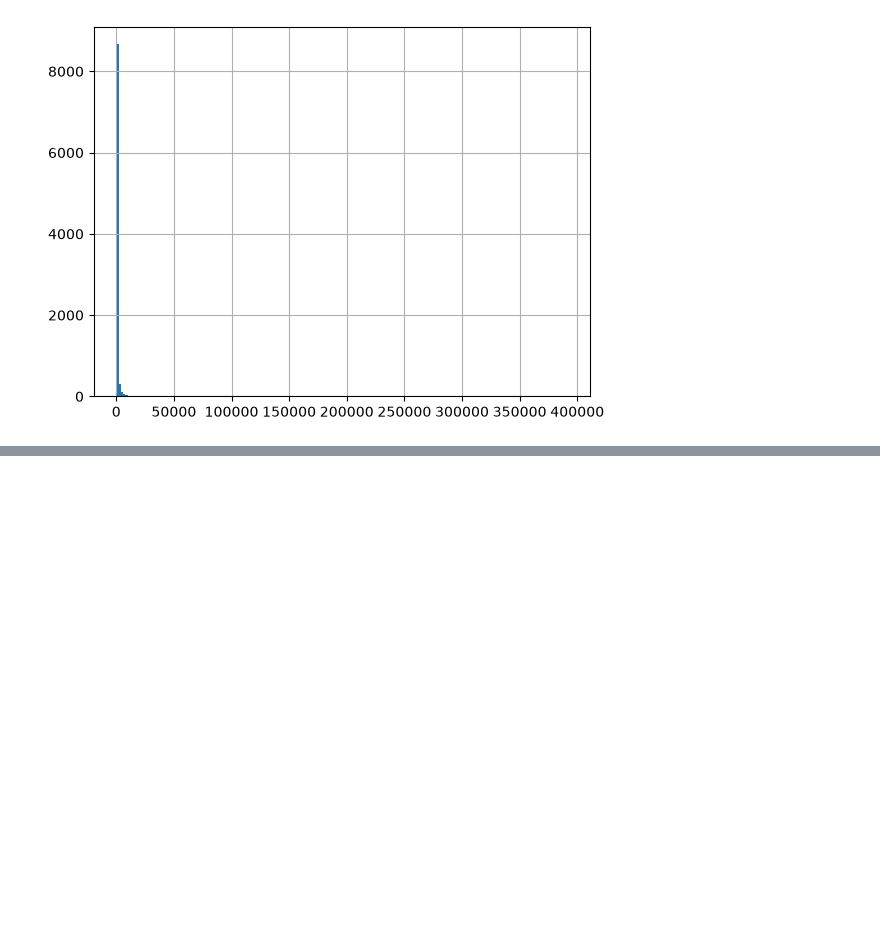
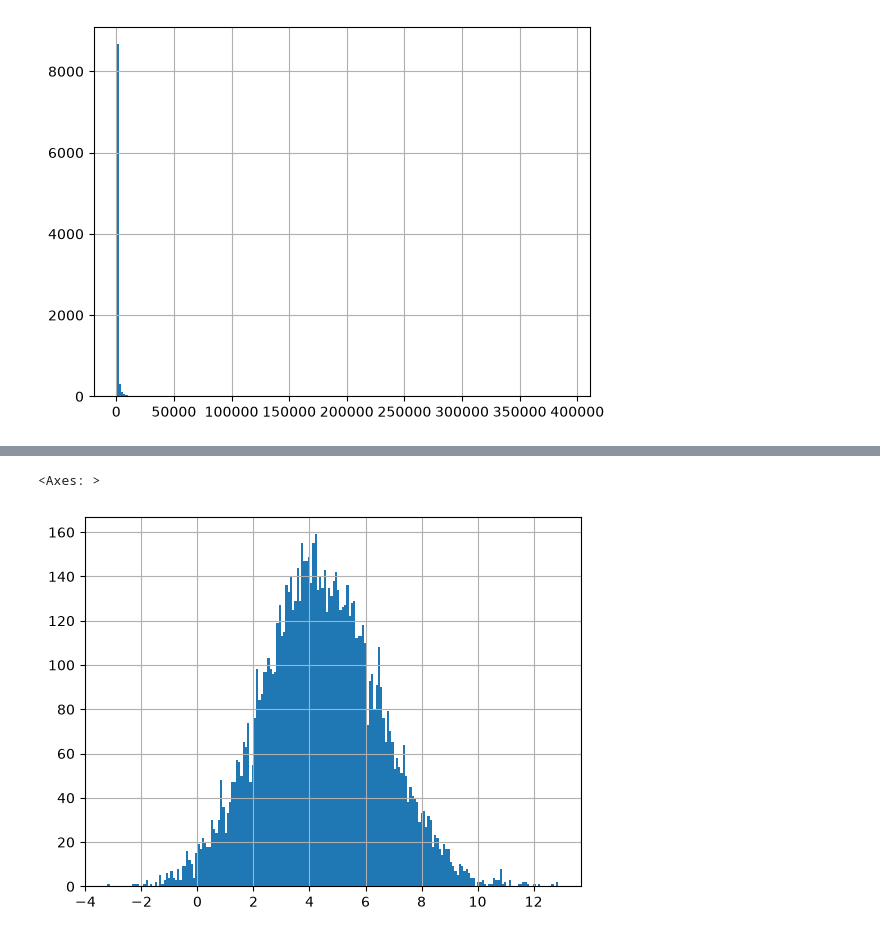
Before and after one commit to EdKinge/Wildfire-ML-Project, a Jupyter notebook: co2_prediction.ipynb, the cells around one changed output, grey strips where cells are left out. Saved outputs shown, nothing was run; the diff lists cells and outputs as text; code cells hidden in the pictures; blank space fills up the shorter version.

```diff
--- a/co2_prediction.ipynb
+++ b/co2_prediction.ipynb
@@ -54,3 +105,8 @@ df["burn_area_km2"].hist(bins=200)
+# %%
+df["log_burn_area"].hist(bins=200)
+# %% [output]
+<Axes: >
+[figure, added]
 # %%
 plt.figure(figsize=(30,15))
 sns.barplot(x=df["burn_area_km2"], y=df["vegetation_type"])
```
Also changed, not shown: parts of 8 cells of this notebook.
